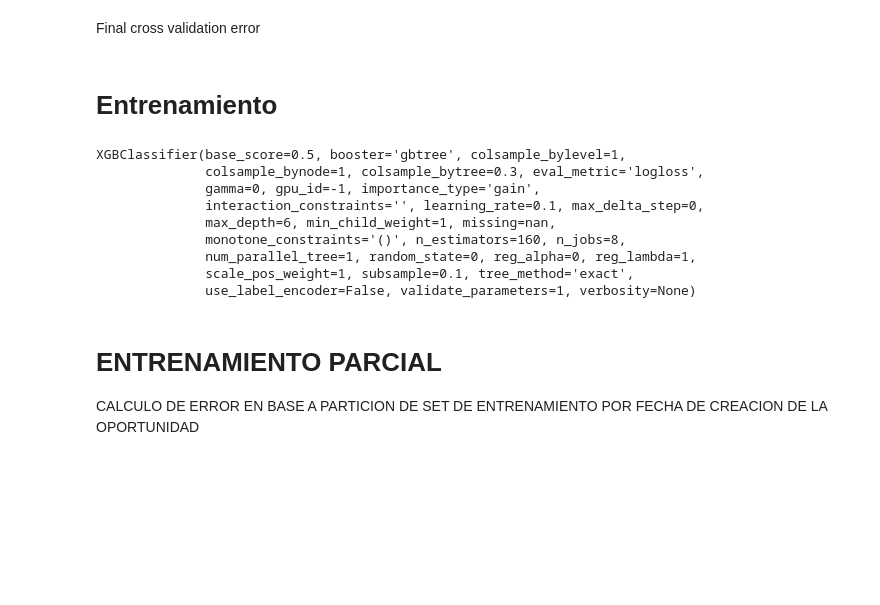
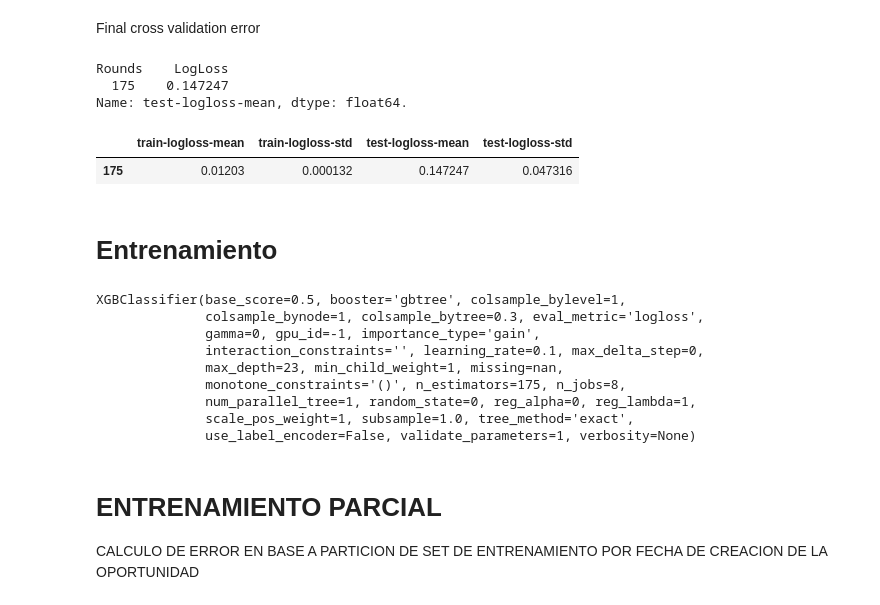
Before and after one commit to fede-alt/datos_2c2020_tp2-1, a Jupyter notebook: models/XGB-BinaryClassifier.ipynb, the cells around one changed output. Cells and saved outputs as stored; diff of their text form; code cells hidden in the pictures; blank space fills up the shorter version.

```diff
--- a/models/XGB-BinaryClassifier.ipynb
+++ b/models/XGB-BinaryClassifier.ipynb
@@ -217,29 +234,3 @@ if enaable_gridsearch_for_sampling:
 # %% [markdown]
 TUNEO DE:
 * learning rate (eta)
-# %%
-if enaable_gridsearch_for_learning:
-    min_logloss = float("Inf")
-    best_learning_rate = None
-    for learning_rate in [0.2, 0.15, 0.1, 0.05]:
-        print("CV with learning_rate={}".format(learning_rate))
-        # Update our parameters
-        params['learning_rate'] = learning_rate
-        # Run CV
-        cv_results = xgb.cv(
-            params,
-            dtrain,
-            num_boost_round=rounds,
-            seed=151243,
-            nfold=nfolds,
-            metrics='logloss',
-            early_stopping_rounds=early_stopping_rounds
-        )
-        # Update best LogLoss
-        mean_logloss = cv_results['test-logloss-mean'].min()
-        boost_rounds = cv_results['test-logloss-mean'].argmin()
-        print("\tLL {} for {} rounds".format(mean_logloss, boost_rounds+1))
-        if mean_logloss < min_logloss:
-            min_logloss = mean_logloss
-            best_learning_rate = learning_rate
-    print("Best learning_rate: {}, LogLoss: {}".format(best_learning_rate, min_logloss))
@@ -248,15 +261,22 @@ Final cross validation error
 # %%
 if final_cv:
     cv_results = xgb.cv(
                 params,
                 dtrain,
-                num_boost_round=999,
-                seed=151243,
+                num_boost_round=1000,
+                seed=1234,
                 nfold=len(features),
                 metrics='logloss',
                 early_stopping_rounds=early_stopping_rounds
             )
-    print("Rounds    LogLoss \n  {}.".format(cv_results["test-logloss-mean"].tail(1)))
+    print("Rounds    LogLoss \n  {}.".format(cv_results["test-logloss-mean"].tail(1), cv_results["test-logloss-mean"].tail(1)))
+display(cv_results.tail(1))
+# %% [output]
+Rounds    LogLoss
+  175    0.147247
+Name: test-logloss-mean, dtype: float64.
+|  | train-logloss-mean | train-logloss-std | test-logloss-mean | test-logloss-std |
+| 175 | 0.01203 | 0.000132 | 0.147247 | 0.047316 |
 # %% [markdown]
 # Entrenamiento
 # %%
@@ -264,10 +284,10 @@ xgb_clf = xgb.XGBClassifier(objective ='binary:logistic',
             eval_metric='logloss',
             use_label_encoder=False,
             colsample_bytree = params['colsample_bytree'],
-            subsample = params['learning_rate'],
+            subsample = params['subsample'],
             learning_rate = params['learning_rate'],
             max_depth = params['max_depth'],
-            n_estimators = rounds,
+            n_estimators = 175,
             reg_alpha=0,
             min_child_weight = params['min_child_weight'])
 
@@ -278,9 +298,9 @@ XGBClassifier(base_score=0.5, booster='gbtree', colsample_bylevel=1,
               colsample_bynode=1, colsample_bytree=0.3, eval_metric='logloss',
               gamma=0, gpu_id=-1, importance_type='gain',
               interaction_constraints='', learning_rate=0.1, max_delta_step=0,
-              max_depth=6, min_child_weight=1, missing=nan,
-              monotone_constraints='()', n_estimators=160, n_jobs=8,
+              max_depth=23, min_child_weight=1, missing=nan,
+              monotone_constraints='()', n_estimators=175, n_jobs=8,
               num_parallel_tree=1, random_state=0, reg_alpha=0, reg_lambda=1,
-              scale_pos_weight=1, subsample=0.1, tree_method='exact',
+              scale_pos_weight=1, subsample=1.0, tree_method='exact',
               use_label_encoder=False, validate_parameters=1, verbosity=None)
 # %%
```
Also changed, not shown: parts of 17 cells of this notebook, 3 other files.
